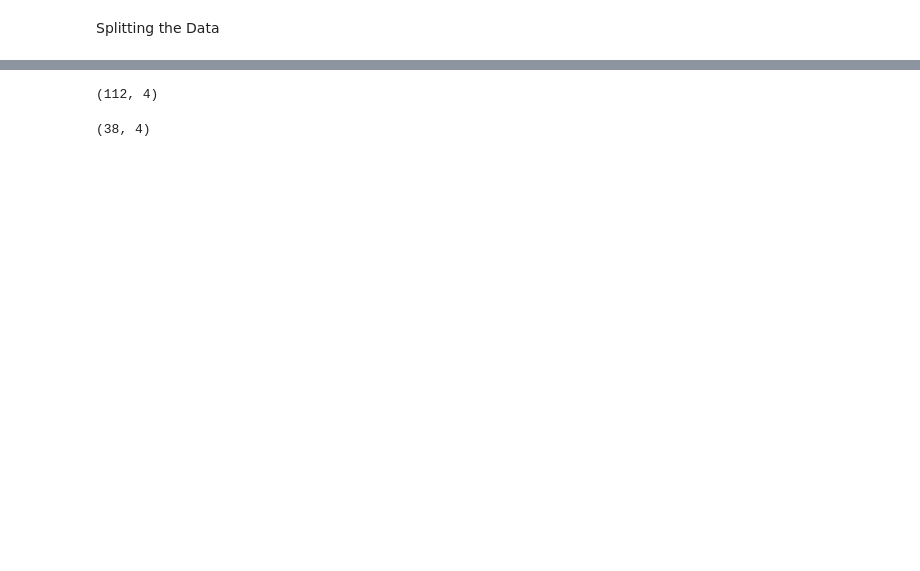
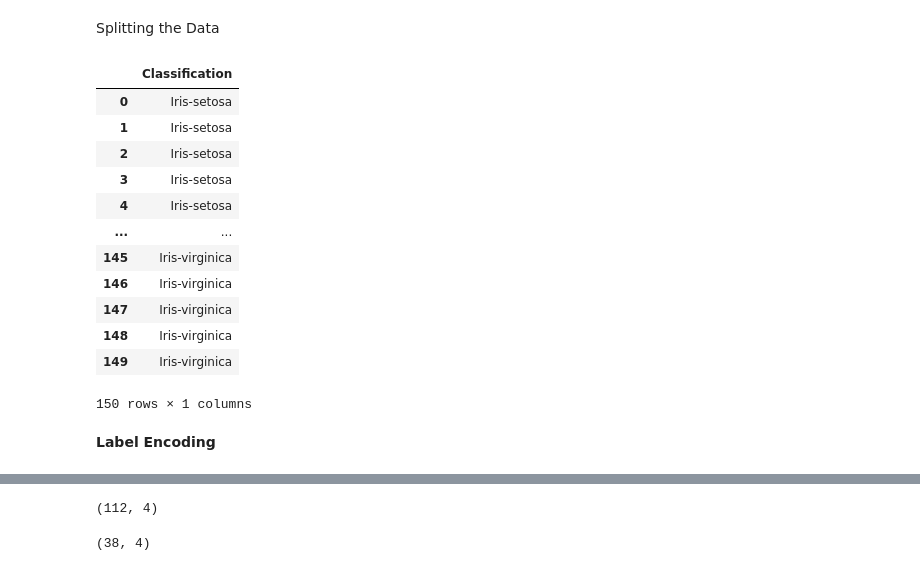
Before and after one commit to Jomonjoseph25/DSA_B5_Assignments, a Jupyter notebook: Case_Study_7.ipynb, the cells around one changed output, grey strips where cells are left out. Cells and saved outputs as stored; diff of their text form; code cells hidden in the pictures; blank space fills up the shorter version.

```diff
--- a/Case_Study_7.ipynb
+++ b/Case_Study_7.ipynb
@@ -83,2 +80,22 @@ iris
 # %% [markdown]
 Splitting the Data
+# %%
+y = iris.drop(['SL', 'SW', 'PL', 'PW'],axis=1)
+x = iris.drop(['Classification'],axis=1)
+y
+# %% [output]
+|  | Classification |
+| 0 | Iris-setosa |
+| 1 | Iris-setosa |
+| 2 | Iris-setosa |
+| 3 | Iris-setosa |
+| 4 | Iris-setosa |
+| ... | ... |
+| 145 | Iris-virginica |
+| 146 | Iris-virginica |
+| 147 | Iris-virginica |
+| 148 | Iris-virginica |
+| 149 | Iris-virginica |
+150 rows × 1 columns
+# %% [markdown]
+**Label Encoding**
```
Also changed, not shown: parts of 17 cells of this notebook.
